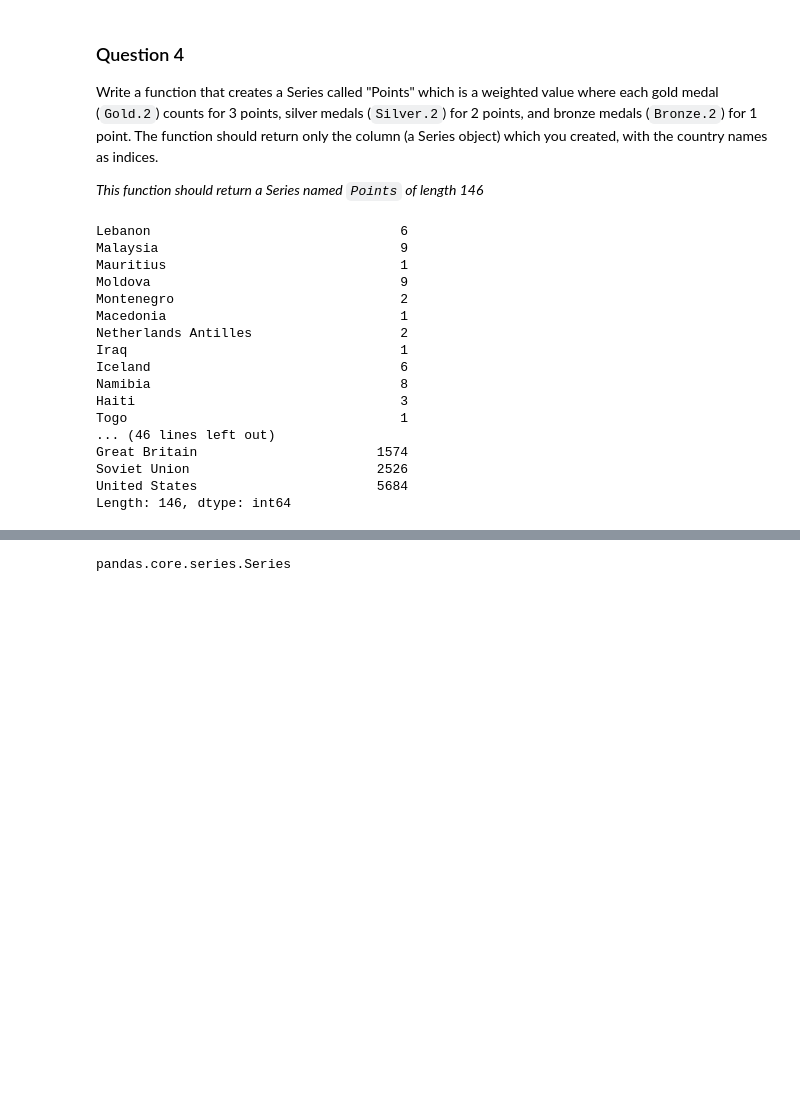
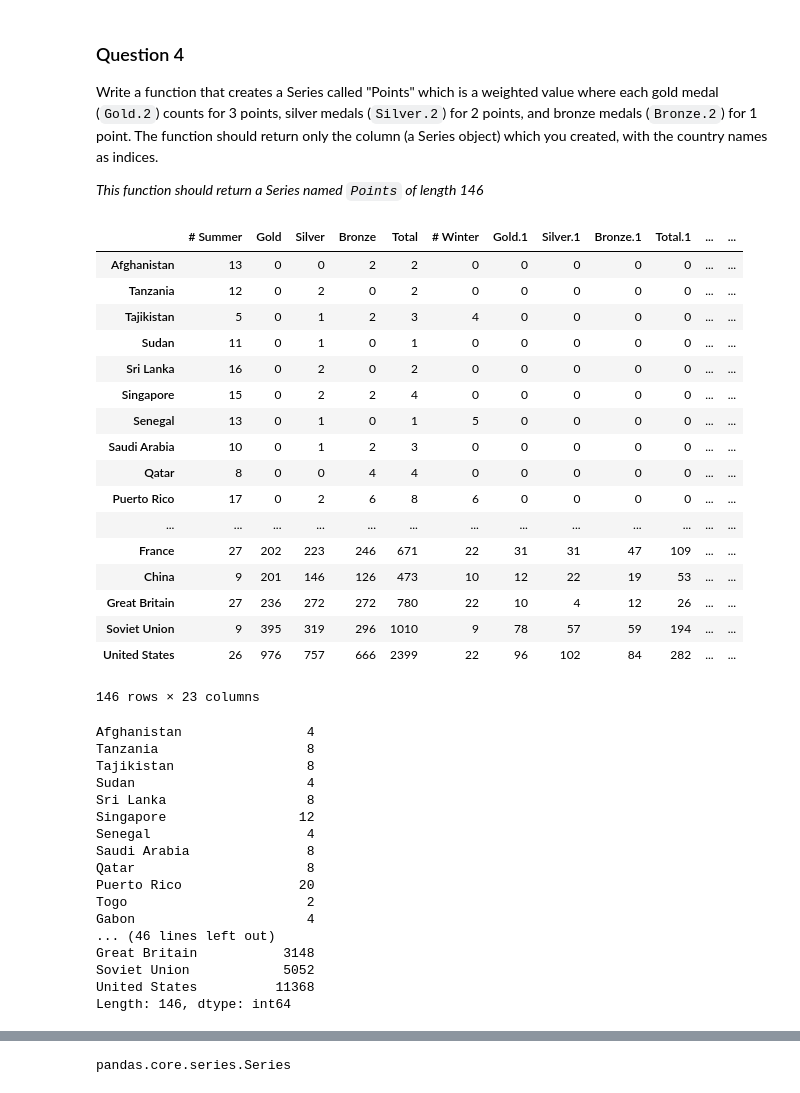
Before and after one commit to wahmed555/PhD_learning, a Jupyter notebook: pandas/Assignment+2.ipynb, the cells around one changed output, grey strips where cells are left out. Cells and saved outputs as stored; diff of their text form; code cells hidden in the pictures; blank space fills up the shorter version.

```diff
--- a/pandas/Assignment+2.ipynb
+++ b/pandas/Assignment+2.ipynb
@@ -320,5 +307,9 @@ df[(df['Gold']>0) & (df['Gold.1']>0)]
 # %%
-df['TGold']=df['Gold']+df['Gold.1']+df['Gold.2']
-df['G_diff']=abs(df['Gold']-df['Gold.1'])/df['TGold']
-df
+def answer_three(df=df):
+    eligible_df=df[(df['Gold']>0) & (df['Gold.1']>0)]
+#     df['TGold']=df['Gold']+df['Gold.1']+df['Gold.2']
+    df['G_diff_rel]=abs(df['Gold']-df['Gold.1']) /eligible_df['T_Gold']
+    df['G_diff_rel'].argmax()
+
+answer_three()
 # %% [output]
@@ -385,26 +319,51 @@ Name: United States, dtype: object
 Write a function that creates a Series called "Points" which is a weighted value where each gold medal (`Gold.2`) counts for 3 points, silver medals (`Silver.2`) for 2 points, and bronze medals (`Bronze.2`) for 1 point. The function should return only the column (a Series object) which you created, with the country names as indices.
 
 *This function should return a Series named `Points` of length 146*
+# %%
+df['T_Gold']=df['Gold']+df['Gold.1']+df['Gold.2']
+df['T_Silver']=df['Silver']+df['Silver.1']+df['Silver.2']
+df['T_Bronze']=df['Bronze']+df['Bronze.1']+df['Bronze.2']
+df['df_T_combined']=df['T_Gold']+df['T_Silver']+df['T_Bronze']
+df
+# %% [output]
+|  | # Summer | Gold | Silver | Bronze | Total | # Winter | Gold.1 | Silver.1 | Bronze.1 | Total.1 | ... | ... |
+| Afghanistan | 13 | 0 | 0 | 2 | 2 | 0 | 0 | 0 | 0 | 0 | ... | ... |
+| Tanzania | 12 | 0 | 2 | 0 | 2 | 0 | 0 | 0 | 0 | 0 | ... | ... |
+| Tajikistan | 5 | 0 | 1 | 2 | 3 | 4 | 0 | 0 | 0 | 0 | ... | ... |
+| Sudan | 11 | 0 | 1 | 0 | 1 | 0 | 0 | 0 | 0 | 0 | ... | ... |
+| Sri Lanka | 16 | 0 | 2 | 0 | 2 | 0 | 0 | 0 | 0 | 0 | ... | ... |
+| Singapore | 15 | 0 | 2 | 2 | 4 | 0 | 0 | 0 | 0 | 0 | ... | ... |
+| Senegal | 13 | 0 | 1 | 0 | 1 | 5 | 0 | 0 | 0 | 0 | ... | ... |
+| Saudi Arabia | 10 | 0 | 1 | 2 | 3 | 0 | 0 | 0 | 0 | 0 | ... | ... |
+| Qatar | 8 | 0 | 0 | 4 | 4 | 0 | 0 | 0 | 0 | 0 | ... | ... |
+| Puerto Rico | 17 | 0 | 2 | 6 | 8 | 6 | 0 | 0 | 0 | 0 | ... | ... |
+| ... | ... | ... | ... | ... | ... | ... | ... | ... | ... | ... | ... | ... |
+| France | 27 | 202 | 223 | 246 | 671 | 22 | 31 | 31 | 47 | 109 | ... | ... |
+| China | 9 | 201 | 146 | 126 | 473 | 10 | 12 | 22 | 19 | 53 | ... | ... |
+| Great Britain | 27 | 236 | 272 | 272 | 780 | 22 | 10 | 4 | 12 | 26 | ... | ... |
+| Soviet Union | 9 | 395 | 319 | 296 | 1010 | 9 | 78 | 57 | 59 | 194 | ... | ... |
+| United States | 26 | 976 | 757 | 666 | 2399 | 22 | 96 | 102 | 84 | 282 | ... | ... |
+146 rows × 23 columns
 # %%
-Points=df['Gold.2']*3 +df['Silver.2']*2+df['Bronze.2']*1
+Points=df['T_Gold']*3 +df['T_Silver']*2+df['T_Bronze']*1
 Points
 # %% [output]
-Lebanon                                6
-Malaysia                               9
-Mauritius                              1
-Moldova                                9
-Montenegro                             2
-Macedonia                              1
-Netherlands Antilles                   2
-Iraq                                   1
-Iceland                                6
-Namibia                                8
-Haiti                                  3
-Togo                                   1
+Afghanistan                4
+Tanzania                   8
+Tajikistan                 8
+Sudan                      4
+Sri Lanka                  8
+Singapore                 12
+Senegal                    4
+Saudi Arabia               8
+Qatar                      8
+Puerto Rico               20
+Togo                       2
+Gabon                      4
 ... (46 lines left out)
-Great Britain                       1574
-Soviet Union                        2526
-United States                       5684
+Great Britain           3148
+Soviet Union            5052
+United States          11368
 Length: 146, dtype: int64
 # %%
 Points.index
```
Also changed, not shown: parts of 31 cells of this notebook.
